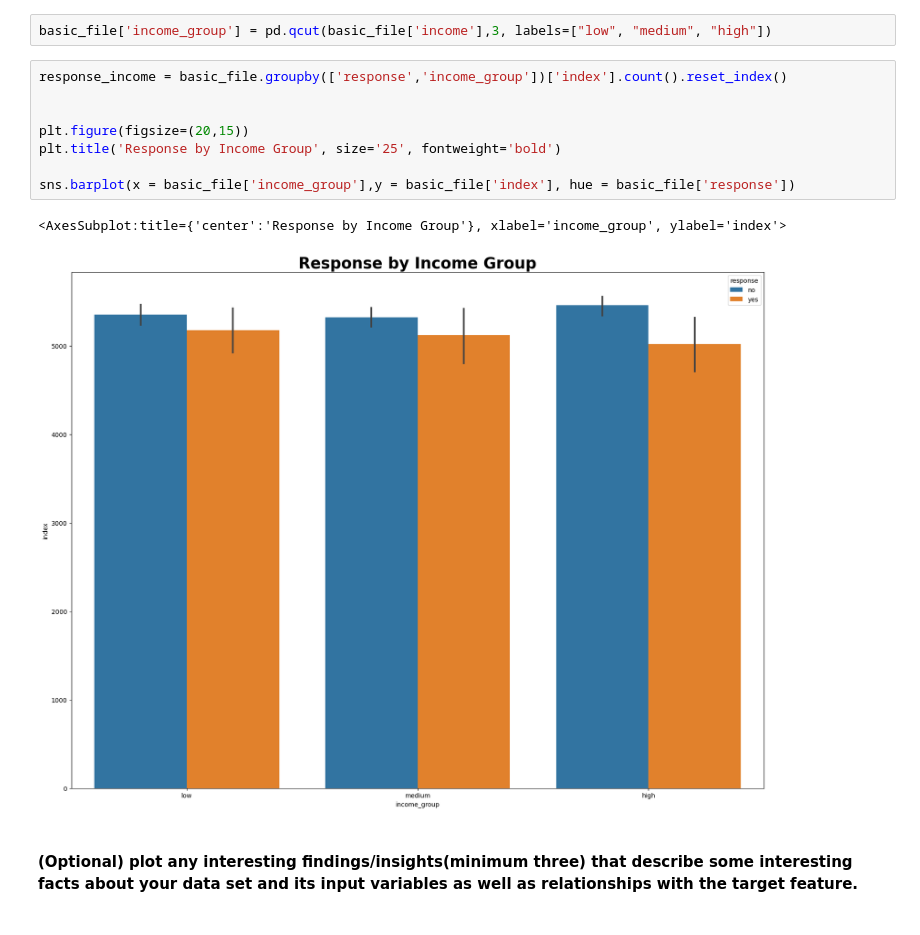
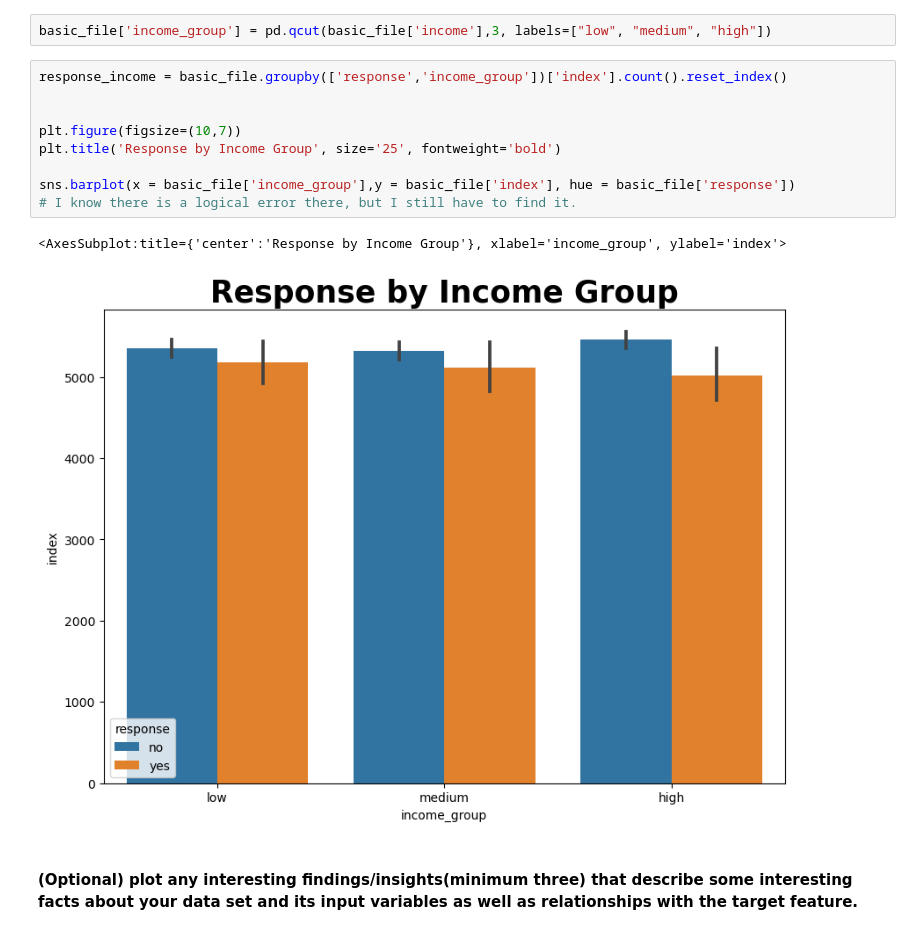
Before and after one commit to FredNurn/IronHack_DataLab_Frederik, a Jupyter notebook: Week 2/Customer_Analysis_Case_Study/CustomerAnalysis2.ipynb, the cells around one changed output. Cells and saved outputs as stored; diff of their text form.

```diff
--- a/Week 2/Customer_Analysis_Case_Study/CustomerAnalysis2.ipynb
+++ b/Week 2/Customer_Analysis_Case_Study/CustomerAnalysis2.ipynb
@@ -308,14 +308,15 @@ basic_file['income_group'] = pd.qcut(basic_file['income'],3, labels=["low", "med
 # %%
 response_income = basic_file.groupby(['response','income_group'])['index'].count().reset_index()
 
 
-plt.figure(figsize=(20,15))
+plt.figure(figsize=(10,7))
 plt.title('Response by Income Group', size='25', fontweight='bold')
 
 sns.barplot(x = basic_file['income_group'],y = basic_file['index'], hue = basic_file['response'])
+# I know there is a logical error there, but I still have to find it.
 # %% [output]
 <AxesSubplot:title={'center':'Response by Income Group'}, xlabel='income_group', ylabel='index'>
-[figure, old version]
+[figure, new version]
 # %% [markdown]
 **<br>(Optional) plot any interesting findings/insights(minimum three) that describe some interesting facts about your data set and its input variables as well as relationships with the target feature.<br>**
 # %%
```
Also changed, not shown: parts of 4 cells of this notebook, 1 other file.
